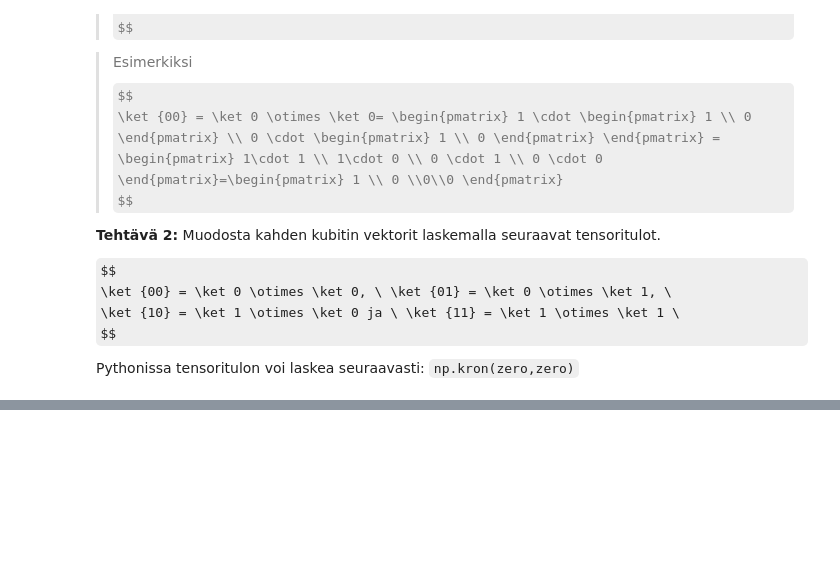
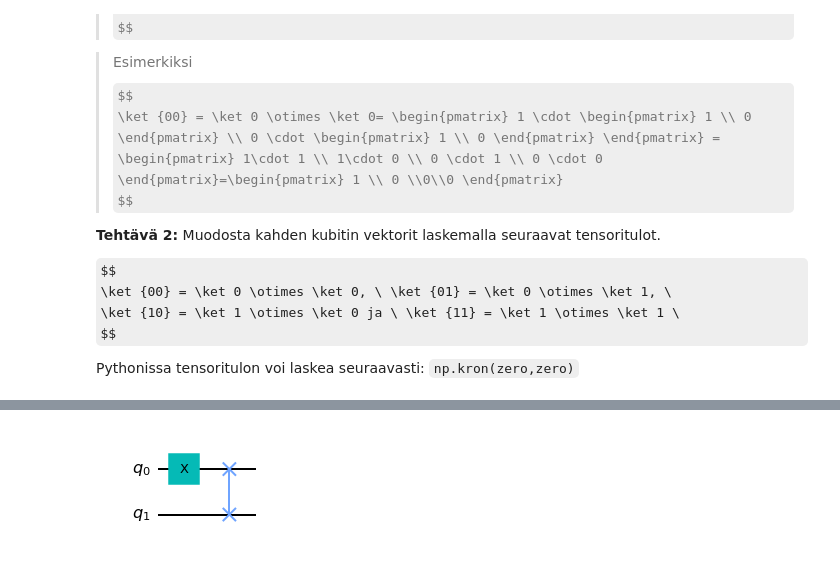
Before and after one commit to otaniemenlukio/kvanttilaskenta2024-kierros3, a Jupyter notebook: kierros3_tehtävät.ipynb, the cells around one changed output, grey strips where cells are left out. Saved outputs shown, nothing was run; the diff lists cells and outputs as text; code cells hidden in the pictures; some formulas as TeX source; blank space fills up the shorter version.

```diff
--- a/kierros3_tehtävät.ipynb
+++ b/kierros3_tehtävät.ipynb
@@ -221,0 +375,9 @@ q11 = np.matrix([[0],[0],[1],[0]])
+# %%
+
+qc = QuantumCircuit(2)
+qc.x(0)
+# swap kubittien 0 ja 1 välillä
+qc.swap(0,1)
+display(qc.draw(output='mpl'))
+# %% [output]
+[figure, added]
```
Also changed, not shown: parts of 37 cells of this notebook, 1 other file.
